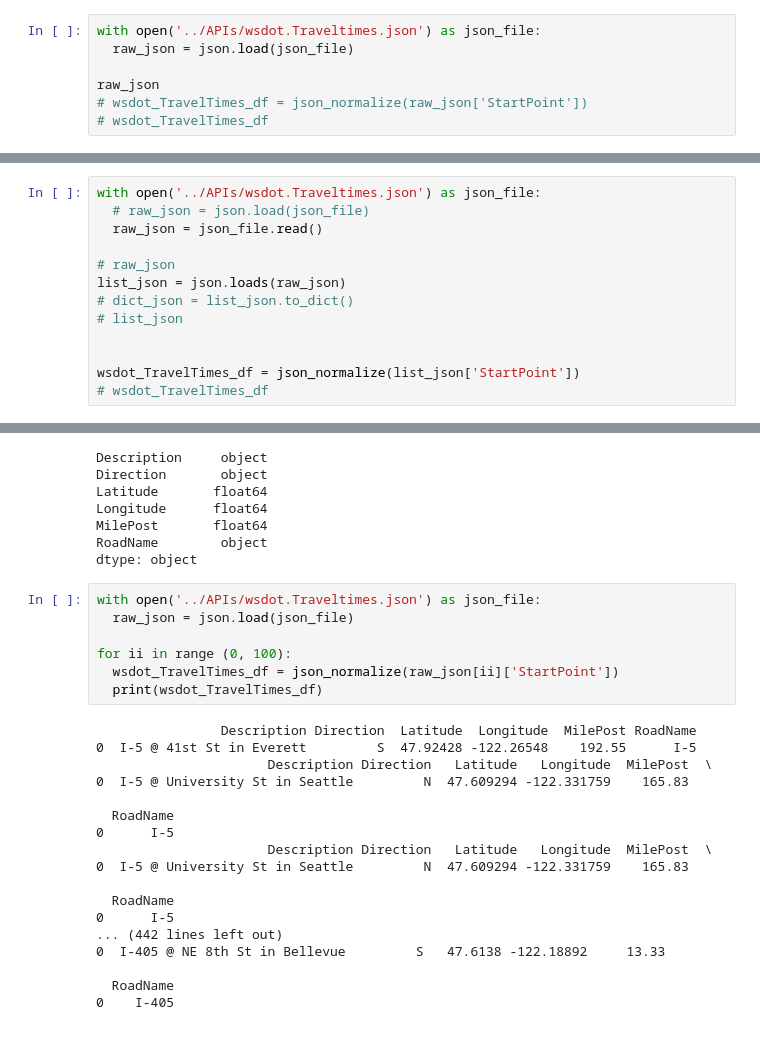
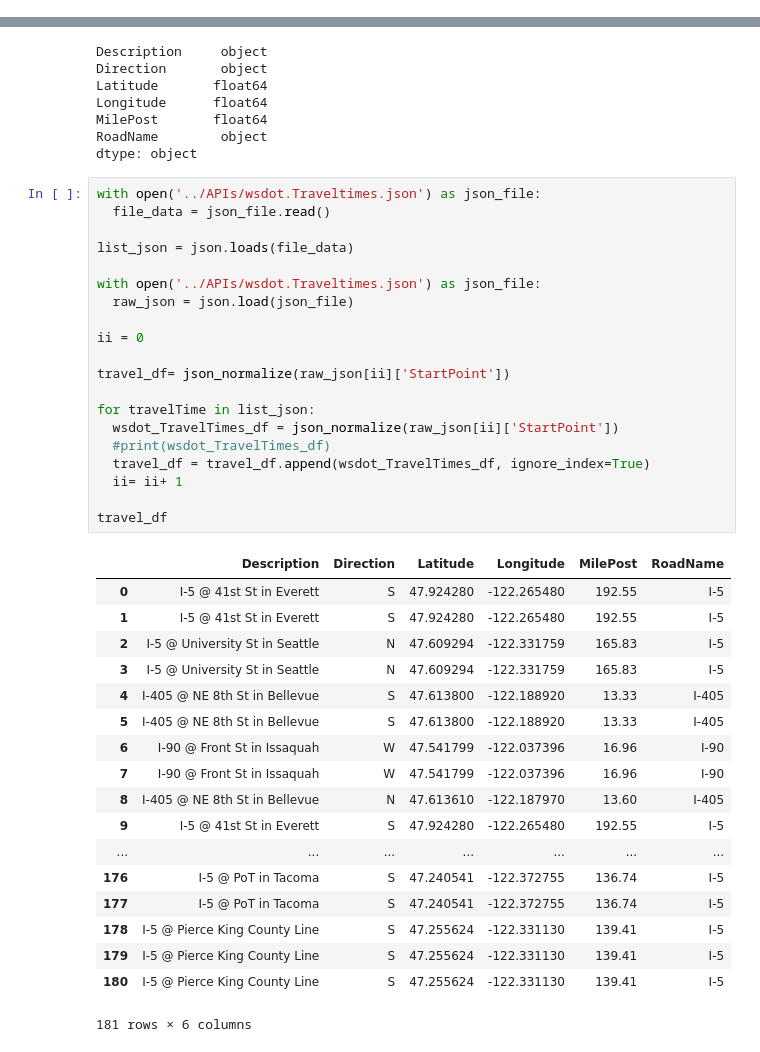
Before and after one commit to Data4Democracy/democratizing_weather_data, a Jupyter notebook: democratizing_weather_data/streaming/prototypes/analyze.ipynb, the cells around one changed output, grey strips where cells are left out. Saved outputs shown, nothing was run; the diff lists cells and outputs as text.

```diff
--- a/democratizing_weather_data/streaming/prototypes/analyze.ipynb
+++ b/democratizing_weather_data/streaming/prototypes/analyze.ipynb
@@ -480,10 +404,3 @@ yahoo_weather_df
 |  | count | created | diagnostics.build-version | diagnostics.publiclyCallable | diagnostics.service-time | ... |
 | 0 | 1 | 2017-07-29T23:51:25Z | 2.0.164 | true | 4 | ... |
 1 rows × 50 columns
-# %%
-with open('../APIs/wsdot.Traveltimes.json') as json_file:
-  raw_json = json.load(json_file)
-
-raw_json
-# wsdot_TravelTimes_df = json_normalize(raw_json['StartPoint'])
-# wsdot_TravelTimes_df
@@ -508,13 +406,0 @@ raw_json
-# %%
-with open('../APIs/wsdot.Traveltimes.json') as json_file:
-  # raw_json = json.load(json_file)
-  raw_json = json_file.read()
-
-# raw_json
-list_json = json.loads(raw_json)
-# dict_json = list_json.to_dict()
-# list_json
-
-
-wsdot_TravelTimes_df = json_normalize(list_json['StartPoint'])
-# wsdot_TravelTimes_df
@@ -540,27 +424,41 @@ MilePost       float64
 RoadName        object
 dtype: object
 # %%
+with open('../APIs/wsdot.Traveltimes.json') as json_file:
+  file_data = json_file.read()
+
+list_json = json.loads(file_data)
+
 with open('../APIs/wsdot.Traveltimes.json') as json_file:
   raw_json = json.load(json_file)
 
-for ii in range (0, 100):
+ii = 0
+
+travel_df= json_normalize(raw_json[ii]['StartPoint'])
+
+for travelTime in list_json:
   wsdot_TravelTimes_df = json_normalize(raw_json[ii]['StartPoint'])
-  print(wsdot_TravelTimes_df)
+  #print(wsdot_TravelTimes_df)
+  travel_df = travel_df.append(wsdot_TravelTimes_df, ignore_index=True)
+  ii= ii+ 1
+
+travel_df
 # %% [output]
+|  | Description | Direction | Latitude | Longitude | MilePost | RoadName |
+| 0 | I-5 @ 41st St in Everett | S | 47.924280 | -122.265480 | 192.55 | I-5 |
+| 1 | I-5 @ 41st St in Everett | S | 47.924280 | -122.265480 | 192.55 | I-5 |
+| 2 | I-5 @ University St in Seattle | N | 47.609294 | -122.331759 | 165.83 | I-5 |
+| 3 | I-5 @ University St in Seattle | N | 47.609294 | -122.331759 | 165.83 | I-5 |
+| 4 | I-405 @ NE 8th St in Bellevue | S | 47.613800 | -122.188920 | 13.33 | I-405 |
+| 5 | I-405 @ NE 8th St in Bellevue | S | 47.613800 | -122.188920 | 13.33 | I-405 |
+| 6 | I-90 @ Front St in Issaquah | W | 47.541799 | -122.037396 | 16.96 | I-90 |
+| 7 | I-90 @ Front St in Issaquah | W | 47.541799 | -122.037396 | 16.96 | I-90 |
+| 8 | I-405 @ NE 8th St in Bellevue | N | 47.613610 | -122.187970 | 13.60 | I-405 |
+| 9 | I-5 @ 41st St in Everett | S | 47.924280 | -122.265480 | 192.55 | I-5 |
+| ... | ... | ... | ... | ... | ... | ... |
+| 176 | I-5 @ PoT in Tacoma | S | 47.240541 | -122.372755 | 136.74 | I-5 |
+| 177 | I-5 @ PoT in Tacoma | S | 47.240541 | -122.372755 | 136.74 | I-5 |
+| 178 | I-5 @ Pierce King County Line | S | 47.255624 | -122.331130 | 139.41 | I-5 |
+| 179 | I-5 @ Pierce King County Line | S | 47.255624 | -122.331130 | 139.41 | I-5 |
+| 180 | I-5 @ Pierce King County Line | S | 47.255624 | -122.331130 | 139.41 | I-5 |
-                Description Direction  Latitude  Longitude  MilePost RoadName
-0  I-5 @ 41st St in Everett         S  47.92428 -122.26548    192.55      I-5
-                      Description Direction   Latitude   Longitude  MilePost  \
-0  I-5 @ University St in Seattle         N  47.609294 -122.331759    165.83
-
-  RoadName
-0      I-5
-                      Description Direction   Latitude   Longitude  MilePost  \
-0  I-5 @ University St in Seattle         N  47.609294 -122.331759    165.83
-
-  RoadName
-0      I-5
-... (442 lines left out)
-0  I-405 @ NE 8th St in Bellevue         S   47.6138 -122.18892     13.33
-
-  RoadName
-0    I-405
+181 rows × 6 columns
```
Also changed, not shown: parts of 13 cells of this notebook.
